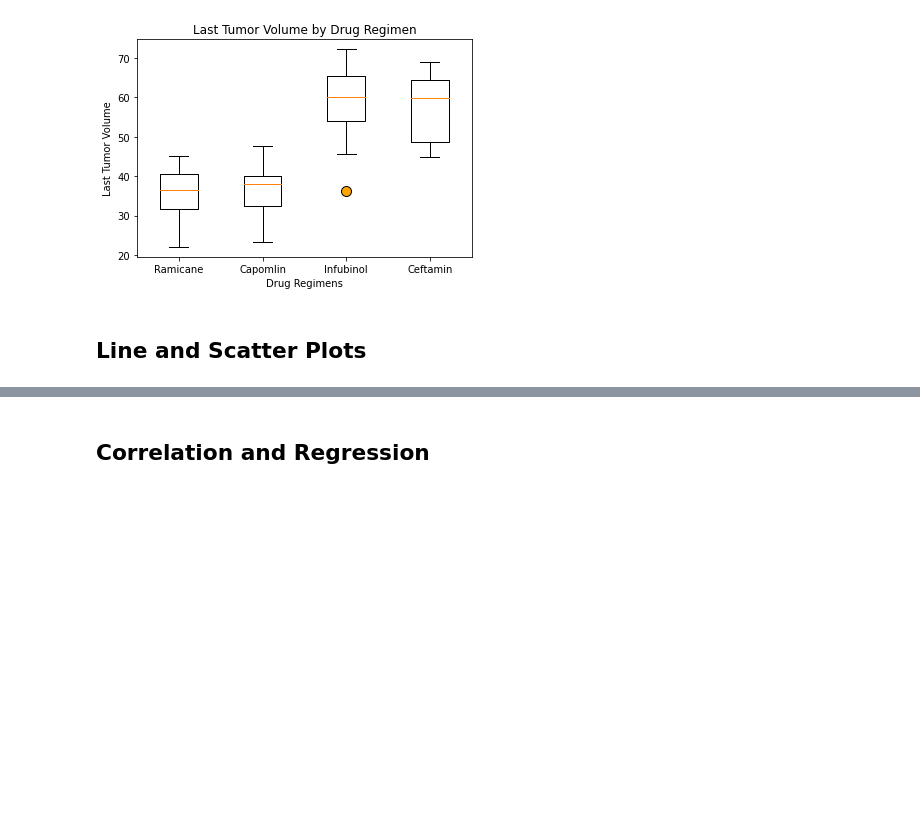
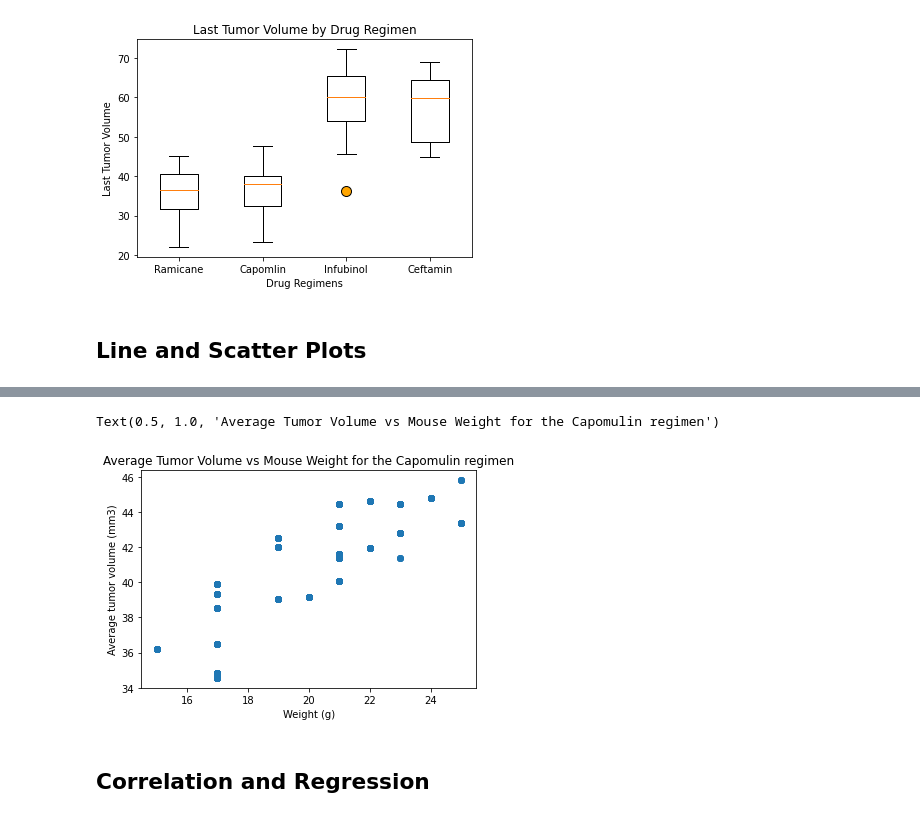
Before and after one commit to mcastl/Matplotlib-Challenge, a Jupyter notebook: Matplotlib-Challenge.ipynb, the cells around one changed output, grey strips where cells are left out. Cells and saved outputs as stored; diff of their text form; code cells hidden in the pictures; blank space fills up the shorter version.

```diff
--- a/Matplotlib-Challenge.ipynb
+++ b/Matplotlib-Challenge.ipynb
@@ -265,3 +263,14 @@ plt.show()
+# %%
+# Generate a scatter plot of average tumor volume vs. mouse weight for the Capomulin regimen
+avg_vol = pd.DataFrame (Capomulin_mice.groupby("Mouse ID")["Tumor Volume (mm3)"].mean()).rename(columns={"Tumor Volume (mm3)": "Average Volume"}).reset_index()
+Capomulin_avg_vol = pd.merge(Capomulin_mice, avg_vol, on = "Mouse ID")
+plt.scatter(Capomulin_avg_vol["Weight (g)"], Capomulin_avg_vol["Average Volume"])
+plt.xlabel("Weight (g)")
+plt.ylabel("Average tumor volume (mm3)")
+plt.title("Average Tumor Volume vs Mouse Weight for the Capomulin regimen")
+# %% [output]
+Text(0.5, 1.0, 'Average Tumor Volume vs Mouse Weight for the Capomulin regimen')
+[figure, added]
 # %% [markdown]
 ## Correlation and Regression
 # %%
```
Also changed, not shown: parts of 4 cells of this notebook.
